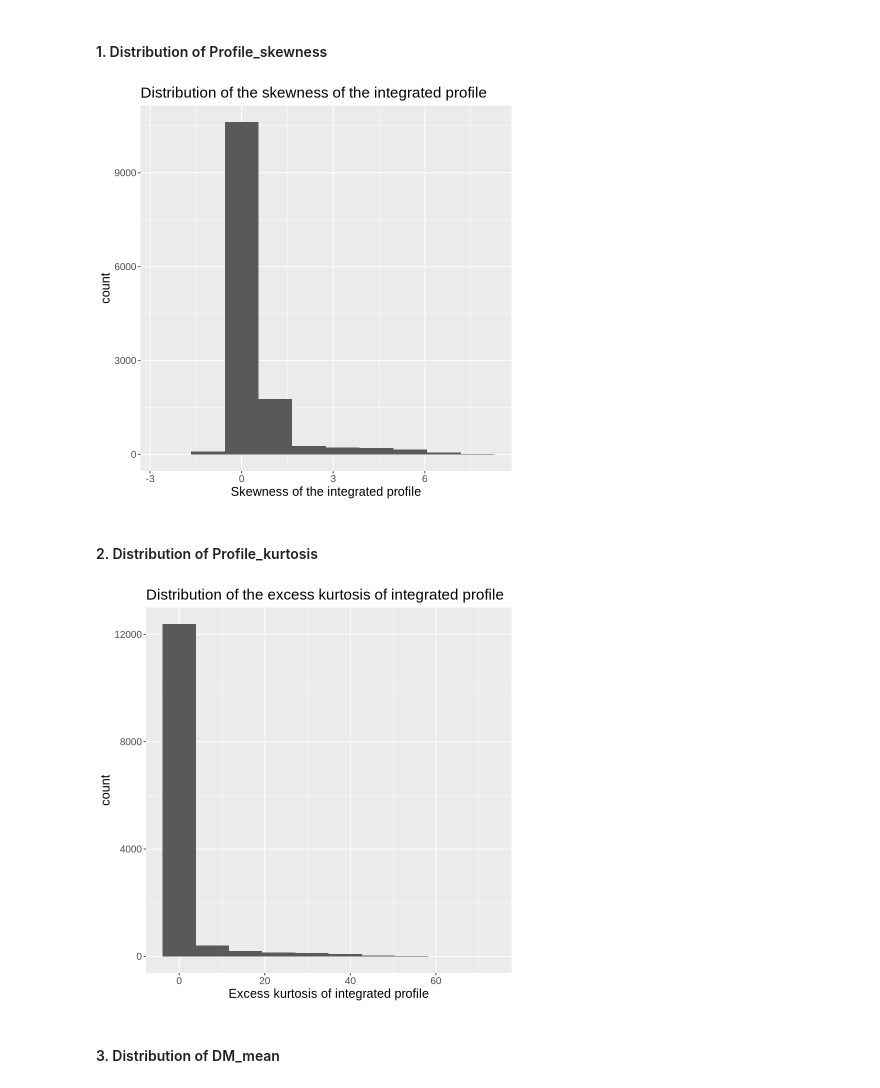
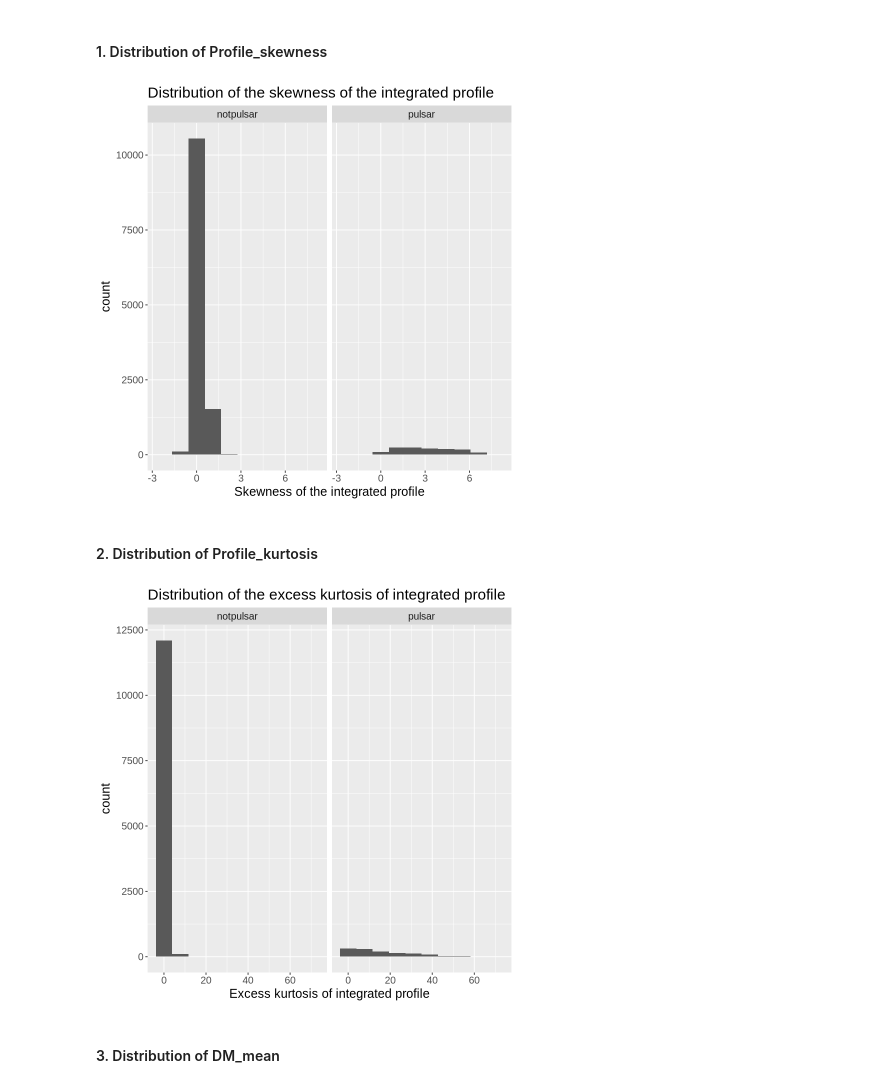
Before and after one commit to AkmDgreat/pulsar-classification-kNN, a Jupyter notebook: project.ipynb, the cells around one changed output. Saved outputs shown, nothing was run; the diff lists cells and outputs as text; code cells hidden in the pictures.

```diff
--- a/project.ipynb
+++ b/project.ipynb
@@ -48,6 +44,9 @@ The following objects are masked from ‘package:stats’:
 # %%
-# Reading in the data and wrangling
-pulsar_df <- read_csv("data/HTRU_2.arff", skip = 11, col_names = FALSE) |>
+# Since the initial data file is in a zip folder, we created a new repository on github, and
+# utilized the raw link to demonstrate that the data can be read from the web
+
+pulsar_df <- read_csv("https://raw.githubusercontent.com/MichaelZhang33/HTRU2.csv/main/HTRU_2.arff",
+                      skip = 11, col_names = FALSE) |>
     rename("Profile_mean" = X1,
        "Profile_stdev" = X2,
        "Profile_skewness" = X3,
@@ -56,12 +55,14 @@ pulsar_df <- read_csv("data/HTRU_2.arff", skip = 11, col_names = FALSE) |>
        "DM_stdev" = X6,
        "DM_skewness" = X7,
        "DM_kurtosis" = X8,
-       "class" = X9
-      ) |>
+       "class" = X9) |>
+# Further wrangling and cleaning the data
     mutate(class = as_factor(class)) |>
     mutate(Class = fct_recode(class, "notpulsar" = "0", "pulsar" = "1")) |>
     select(-Profile_mean, -Profile_stdev, -DM_stdev, -class)
+
 head(pulsar_df)
+
 
 # Splitting the dataset into a training and testing set
 pulsar_split <- initial_split(pulsar_df, prop = 0.75, strata = Class)
@@ -132,28 +135,30 @@ Profile_skewness Profile_kurtosis          DM_mean      DM_skewness
 #### 1. Distribution of Profile_skewness
 # %%
 profile_sk_distribution <- pulsar_train |>
-    select(Profile_skewness) |>
+    select(Profile_skewness, Class) |>
     ggplot(aes(x = Profile_skewness)) +
     geom_histogram(bins = 10) +
     labs(x= "Skewness of the integrated profile") +
     ggtitle("Distribution of the skewness of the integrated profile") +
-    theme(text = element_text(size = 15))
+    theme(text = element_text(size = 15)) +
+    facet_grid(cols = vars(Class))
 profile_sk_distribution
 # %% [output]
-[figure, old version]
+[figure, new version]
 # %% [markdown]
 #### 2. Distribution of Profile_kurtosis
 # %%
 profile_kur_distribution <- pulsar_train |>
-    select(Profile_kurtosis) |>
+    select(Profile_kurtosis, Class) |>
     ggplot(aes(x = Profile_kurtosis)) +
     geom_histogram(bins = 10) +
     labs(x= "Excess kurtosis of integrated profile") +
     ggtitle("Distribution of the excess kurtosis of integrated profile") +
-    theme(text = element_text(size = 15))
+    theme(text = element_text(size = 15)) +
+    facet_grid(cols = vars(Class))
 profile_kur_distribution
 # %% [output]
-[figure, old version]
+[figure, new version]
 # %% [markdown]
 #### 3. Distribution of DM_mean
 # %%
```
Also changed, not shown: parts of 13 cells of this notebook.
